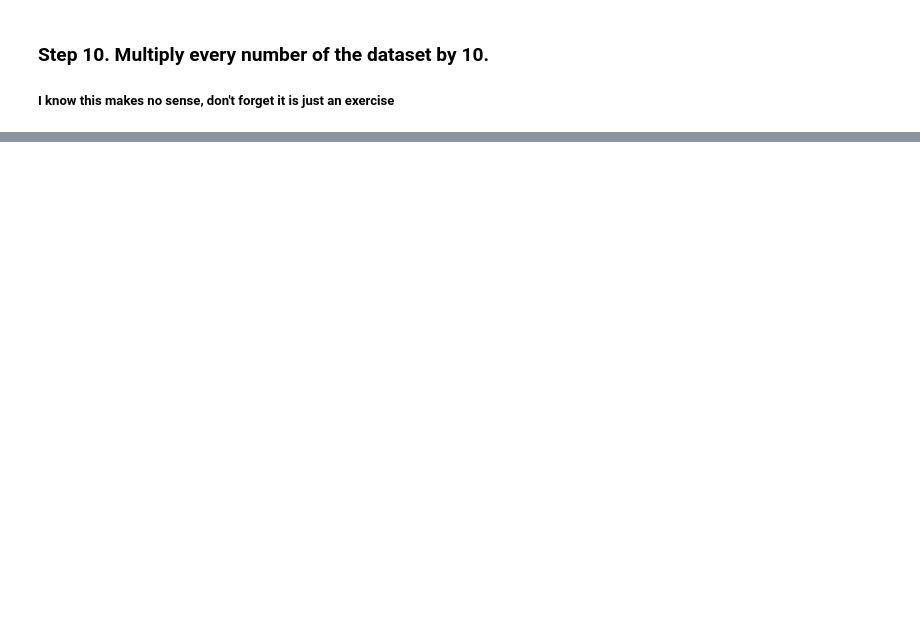
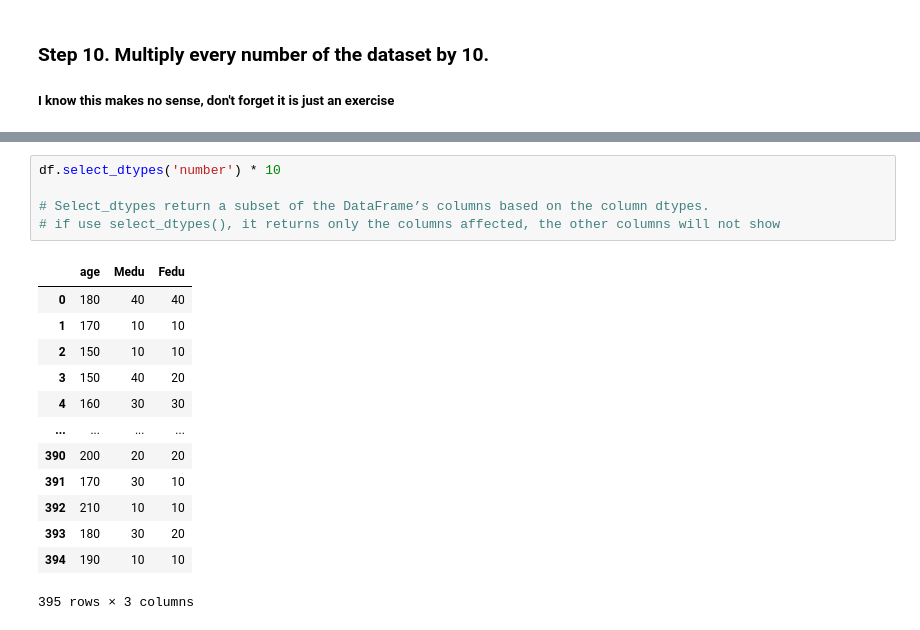
Before and after one commit to yhwang0123/Yihui-Theano-Exercise, a Jupyter notebook: content/3.data_tools/pandas/01.drill/pandas_exercises/04_Apply/Students_Alcohol_Consumption/Exercises.ipynb, the cells around one changed output, grey strips where cells are left out. Saved outputs shown, nothing was run; the diff lists cells and outputs as text; blank space fills up the shorter version.

```diff
--- a/content/3.data_tools/pandas/01.drill/pandas_exercises/04_Apply/Students_Alcohol_Consumption/Exercises.ipynb
+++ b/content/3.data_tools/pandas/01.drill/pandas_exercises/04_Apply/Students_Alcohol_Consumption/Exercises.ipynb
@@ -48,0 +162,19 @@ df
+# %%
+df.select_dtypes('number') * 10
+
+# Select_dtypes return a subset of the DataFrame’s columns based on the column dtypes.
+# if use select_dtypes(), it returns only the columns affected, the other columns will not show
+# %% [output]
+|  | age | Medu | Fedu |
+| 0 | 180 | 40 | 40 |
+| 1 | 170 | 10 | 10 |
+| 2 | 150 | 10 | 10 |
+| 3 | 150 | 40 | 20 |
+| 4 | 160 | 30 | 30 |
+| ... | ... | ... | ... |
+| 390 | 200 | 20 | 20 |
+| 391 | 170 | 30 | 10 |
+| 392 | 210 | 10 | 10 |
+| 393 | 180 | 30 | 20 |
+| 394 | 190 | 10 | 10 |
+395 rows × 3 columns
```
Also changed, not shown: parts of 7 cells of this notebook.
